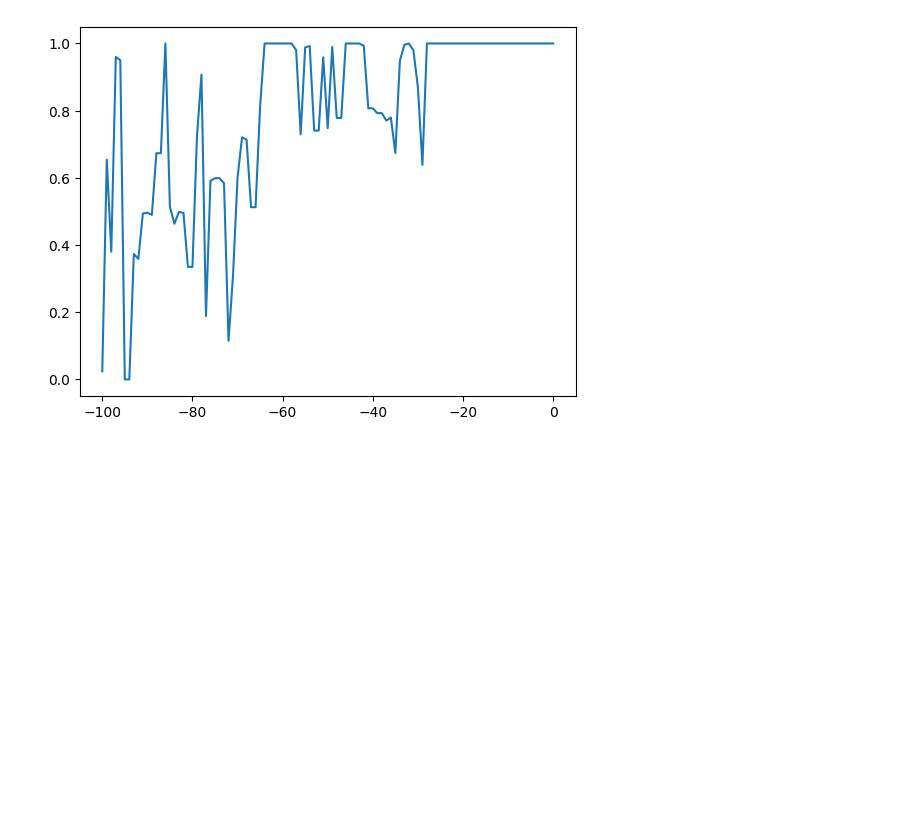
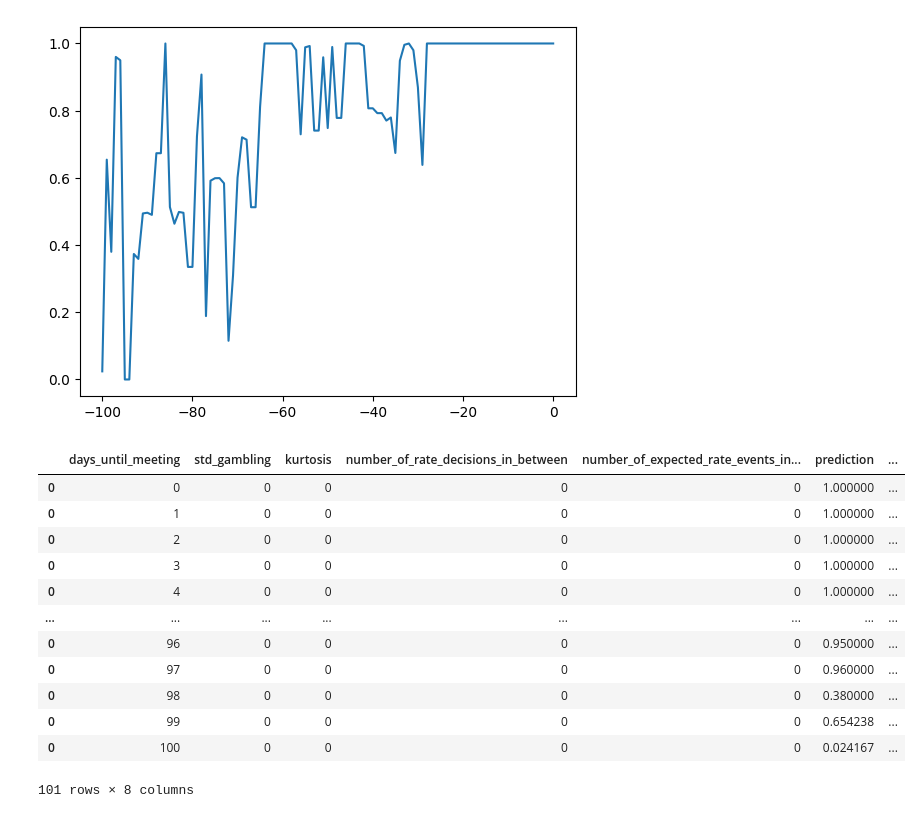
Before and after one commit to Sharkyboy51/CME_FedWatch_Research, a Jupyter notebook: probability_prediction.ipynb, the cells around one changed output. Saved outputs shown, nothing was run; the diff lists cells and outputs as text; code cells hidden in the pictures; blank space fills up the shorter version.

```diff
--- a/probability_prediction.ipynb
+++ b/probability_prediction.ipynb
@@ -268,3 +268,23 @@ plt.plot(test_full['days_until_meeting']*-1,test_full['prediction'])
 # lets say we find -40 days is 100% change that the basket with most gamblers in it is correct
 # and -40 days has a high reward we want to choose that.
 # you can run this simulation to find that threshold when to start gambling. Because you can also use it to construct predictions based on what we know now
+# %%
+
+test_full['incentive'] = test_full['days_until_meeting']/60
+test_full.loc[test_full['days_until_meeting']>60,'incentive']=0
+test_full['potential_profit'] = test_full['prediction'] * test_full['incentive']
+test_full
+# %% [output]
+|  | days_until_meeting | std_gambling | kurtosis | number_of_rate_decisions_in_between | number_of_expected_rate_events_in... | prediction | ... |
+| 0 | 0 | 0 | 0 | 0 | 0 | 1.000000 | ... |
+| 0 | 1 | 0 | 0 | 0 | 0 | 1.000000 | ... |
+| 0 | 2 | 0 | 0 | 0 | 0 | 1.000000 | ... |
+| 0 | 3 | 0 | 0 | 0 | 0 | 1.000000 | ... |
+| 0 | 4 | 0 | 0 | 0 | 0 | 1.000000 | ... |
+| ... | ... | ... | ... | ... | ... | ... | ... |
+| 0 | 96 | 0 | 0 | 0 | 0 | 0.950000 | ... |
+| 0 | 97 | 0 | 0 | 0 | 0 | 0.960000 | ... |
+| 0 | 98 | 0 | 0 | 0 | 0 | 0.380000 | ... |
+| 0 | 99 | 0 | 0 | 0 | 0 | 0.654238 | ... |
+| 0 | 100 | 0 | 0 | 0 | 0 | 0.024167 | ... |
+101 rows × 8 columns
```
Also changed, not shown: parts of 6 cells of this notebook.
